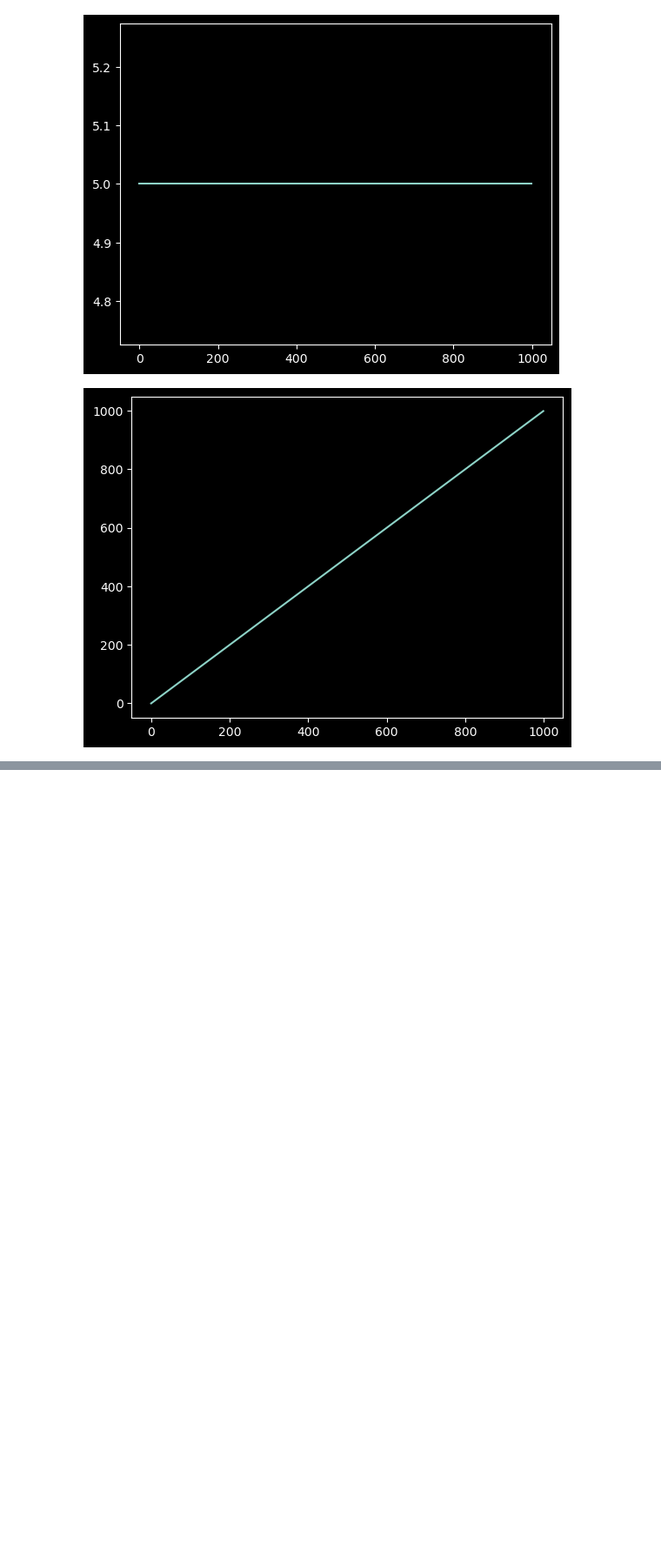
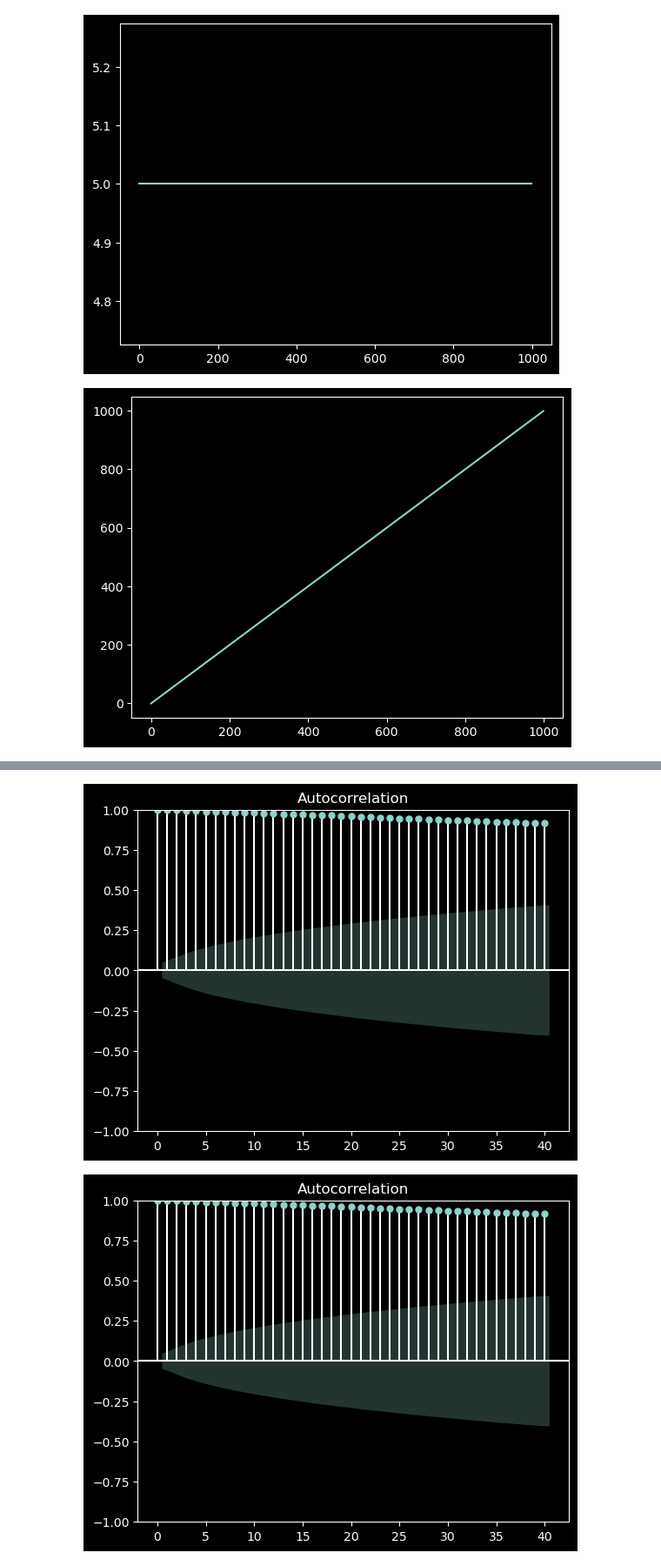
Before and after one commit to adityab24840/Deep-Learning, a Jupyter notebook: Code/TimeseriesAnalysis_Pandas (1).ipynb, the cells around one changed output, grey strips where cells are left out. Shown: that part at 87% size. Cells and saved outputs as stored; diff of their text form; code cells hidden in the pictures; blank space fills up the shorter version.

```diff
--- a/Code/TimeseriesAnalysis_Pandas (1).ipynb
+++ b/Code/TimeseriesAnalysis_Pandas (1).ipynb
@@ -484,0 +492,6 @@ plt.show()
+# %%
+## of the stock price dataset
+sm.graphics.tsa.plot_acf(stock_price['Close'], lags = 40)
+# %% [output]
+[figure, added]
+[figure, added]
```
Also changed, not shown: parts of 8 cells of this notebook.
